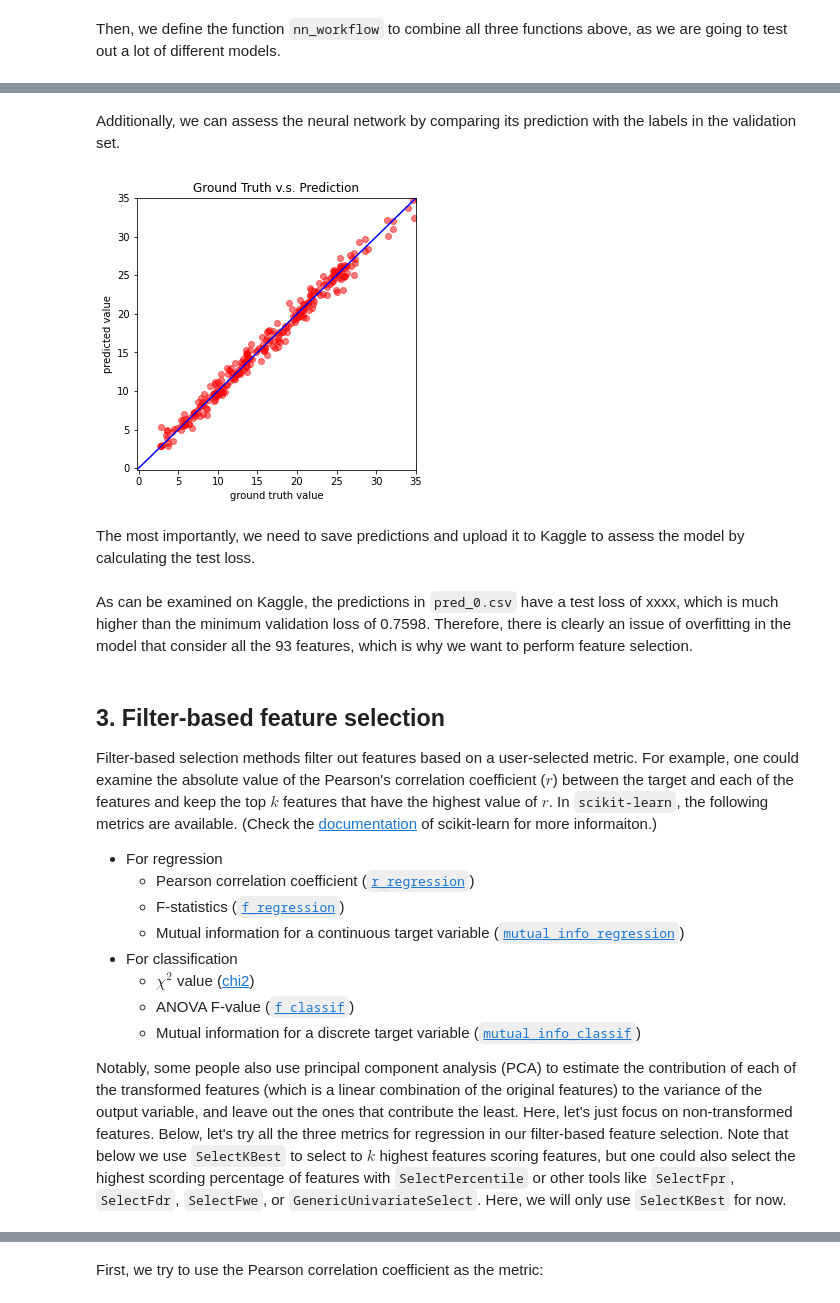
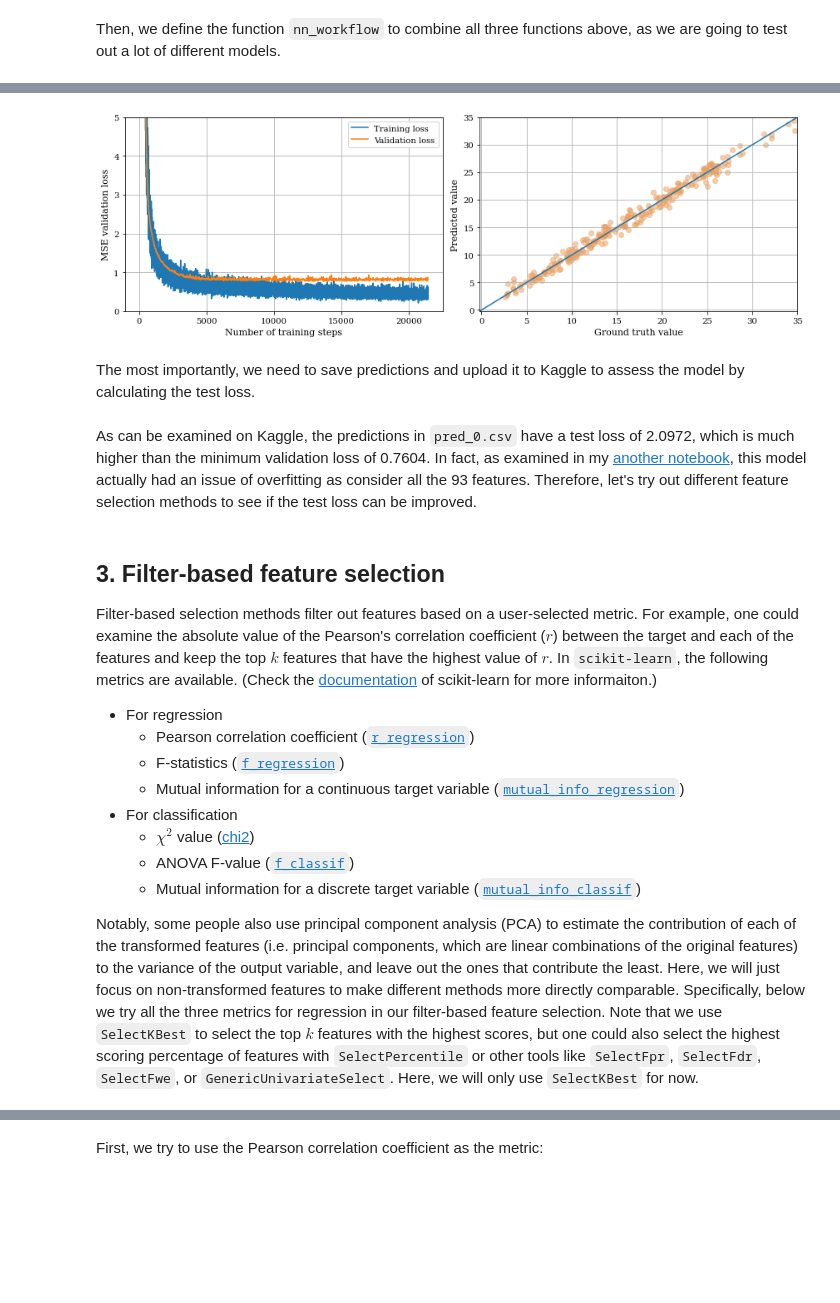
Before and after one commit to wehs7661/deep_learning_projects, a Jupyter notebook: covid_regression/DNN_test_positive/feature_selection.ipynb, the cells around one changed output, grey strips where cells are left out. Cells and saved outputs as stored; diff of their text form; code cells hidden in the pictures; blank space fills up the shorter version.

```diff
--- a/covid_regression/DNN_test_positive/feature_selection.ipynb
+++ b/covid_regression/DNN_test_positive/feature_selection.ipynb
@@ -96,3 +106,9 @@ set_seed()
+# %%
+def change_color(ax, color):
+    # For better presentation in the webpage
+    ax.tick_params(color=color, labelcolor=color)
+    for spine in ax.spines.values():
+        spine.set_edgecolor(color)
 # %% [markdown]
 ### **2-2. Data preprocessing**
 First of all, we define `COVID19Dataset`, which reads in `.csv` files, extracts features, splits `covid.train.csv` into the training/validation sets (with a ratio of 9:1) and normalizes features.
@@ -274,14 +290,11 @@ Now, let's build and train our first neural network, which will use all the poss
 # %%
 config = {
     'feats': list(range(93)),        # consider all features (i.e. no feature selection)
-    'n_epochs': 3000,                # maximum number of epochs
-    'batch_size': 270,               # mini-batch size for dataloader
-    'optimizer': 'SGD',              # optimization algorithm (optimizer in torch.optim)
-    'optim_hparas': {                # hyper-parameters for the optimizer (depends on which optimizer you are using)
-        'lr': 0.001,                 # learning rate of SGD
-        'momentum': 0.9              # momentum for SGD
-    },
-    'early_stop': 200,               # early stopping epochs (the number epochs since your model's last improvement)
+    'n_epochs': 10000,               # maximum number of epochs
+    'batch_size': 128,               # mini-batch size for dataloader
+    'optimizer': 'Adam',             # optimization algorithm (optimizer in torch.optim)
+    'optim_hparas': {},              # Here we just use the defaults
+    'early_stop': 500,               # early stopping epochs (the number epochs since your model's last improvement)
     'save_path': 'models/model.pth'  # your model will be saved here
 }
 
@@ -324,34 +322,59 @@ plt.show()
-# %% [markdown]
-Additionally, we can assess the neural network by comparing its prediction with the labels in the validation set.
 # %%
+fig = plt.figure(figsize=(12, 4))
+
+color = 'black'
+
+# Prepare data for the left panel
+total_steps = len(loss_record['train'])
+x_1 = range(total_steps)
+x_2 = x_1[::len(loss_record['train']) // len(loss_record['dev'])]
+
+# Plot the left panel: The training/validation loss as a function of time
+ax0 = fig.add_subplot(121)
+plt.plot(x_1, loss_record['train'], c='C0', label='Training loss')
+plt.plot(x_2, loss_record['dev'], c='C1', label='Validation loss')
+plt.ylim(0.0, 5.)
+plt.xlabel('Number of training steps', color=color, fontsize=11)
+plt.ylabel('MSE validation loss', color=color, fontsize=11)
+plt.legend()
+plt.grid()
+change_color(ax0, color)
+
+# Prepare data for the right panel
 del model
 device = get_device()
 model = NeuralNet(datasets['tr_set'].dataset.dim).to(device)
 ckpt = torch.load(config['save_path'], map_location='cpu')  # Load your best model
 model.load_state_dict(ckpt)
 
 model.eval()
 preds, targets = [], []
 for x, y in datasets['dv_set']:
     x, y = x.to(device), y.to(device)
     with torch.no_grad():
         pred = model(x)
         preds.append(pred.detach().cpu())
         targets.append(y.detach().cpu())
 preds = torch.cat(preds, dim=0).numpy()
 targets = torch.cat(targets, dim=0).numpy()
 
-figure(figsize=(5, 5))
-plt.scatter(targets, preds, c='r', alpha=0.5)
-plt.plot([-0.2, 35], [-0.2, 35], c='b')
+# Plot the right figure: The parity plot between our predictions and the labels
+ax1 = fig.add_subplot(122)
+plt.scatter(targets, preds, c='#ed9f5c', alpha=0.5)
+plt.plot([-0.2, 35], [-0.2, 35], color='C0')
 plt.xlim(-0.2, 35)
 plt.ylim(-0.2, 35)
-plt.xlabel('ground truth value')
-plt.ylabel('predicted value')
-plt.title('Ground Truth v.s. Prediction')
+plt.xlabel('Ground truth value', color=color, fontsize=11)
+plt.ylabel('Predicted value', color=color, fontsize=11)
+plt.grid()
+
+change_color(ax1, color)
+plt.tight_layout()
+plt.savefig('model_no_selection.png', dpi=600, transparent=True)
+
 plt.show()
 # %% [output]
-[figure, old version]
+[figure, new version]
 # %% [markdown]
 The most importantly, we need to save predictions and upload it to Kaggle to assess the model by calculating the test loss.
 # %%
@@ -373,7 +396,7 @@ model.load_state_dict(ckpt)
 
 save_pred(datasets['tt_set'], model, 'pred_0.csv')
 # %% [markdown]
-As can be examined on Kaggle, the predictions in `pred_0.csv` have a test loss of xxxx, which is much higher than the minimum validation loss of 0.7598. Therefore, there is clearly an issue of overfitting in the model that consider all the 93 features, which is why we want to perform feature selection.
+As can be examined on Kaggle, the predictions in `pred_0.csv` have a test loss of 2.0972, which is much higher than the minimum validation loss of 0.7604. In fact, as examined in my [another notebook](https://github.com/wehs7661/deep_learning_projects/blob/master/covid_regression/DNN_test_positive/covid_regression_test_positive.ipynb), this model actually had an issue of overfitting as consider all the 93 features. Therefore, let's try out different feature selection methods to see if the test loss can be improved.
 # %% [markdown]
 ## **3. Filter-based feature selection**
 Filter-based selection methods filter out features based on a user-selected metric. For example, one could examine the absolute value of the Pearson's correlation coefficient ($r$) between the target and each of the features and keep the top $k$ features that have the highest value of $r$. In `scikit-learn`, the following metrics are available. (Check the [documentation](https://scikit-learn.org/stable/modules/feature_selection.html) of scikit-learn for more informaiton.)
@@ -387,7 +410,7 @@ Filter-based selection methods filter out features based on a user-selected metr
   - Mutual information for a discrete target variable ([`mutual_info_classif`](https://scikit-learn.org/stable/modules/generated/sklearn.feature_selection.mutual_info_classif.html#sklearn.feature_selection.mutual_info_classif))
 
 
-Notably, some people also use principal component analysis (PCA) to estimate the contribution of each of the transformed features (which is a linear combination of the original features) to the variance of the output variable, and leave out the ones that contribute the least. Here, let's just focus on non-transformed features. Below, let's try all the three metrics for regression in our filter-based feature selection. Note that below we use `SelectKBest` to select to $k$ highest features scoring features, but one could also select the highest scording percentage of features with `SelectPercentile` or other tools like `SelectFpr`, `SelectFdr`, `SelectFwe`, or `GenericUnivariateSelect`. Here, we will only use `SelectKBest` for now.
+Notably, some people also use principal component analysis (PCA) to estimate the contribution of each of the transformed features (i.e. principal components, which are linear combinations of the original features) to the variance of the output variable, and leave out the ones that contribute the least. Here, we will just focus on non-transformed features to make different methods more directly comparable. Specifically, below we try all the three metrics for regression in our filter-based feature selection. Note that we use `SelectKBest` to select the top $k$ features with the highest scores, but one could also select the highest scoring percentage of features with `SelectPercentile` or other tools like `SelectFpr`, `SelectFdr`, `SelectFwe`, or `GenericUnivariateSelect`. Here, we will only use `SelectKBest` for now.
 # %%
 from sklearn.feature_selection import SelectKBest
 from sklearn.feature_selection import r_regression             # metric 1
```
Also changed, not shown: parts of 82 cells of this notebook.
